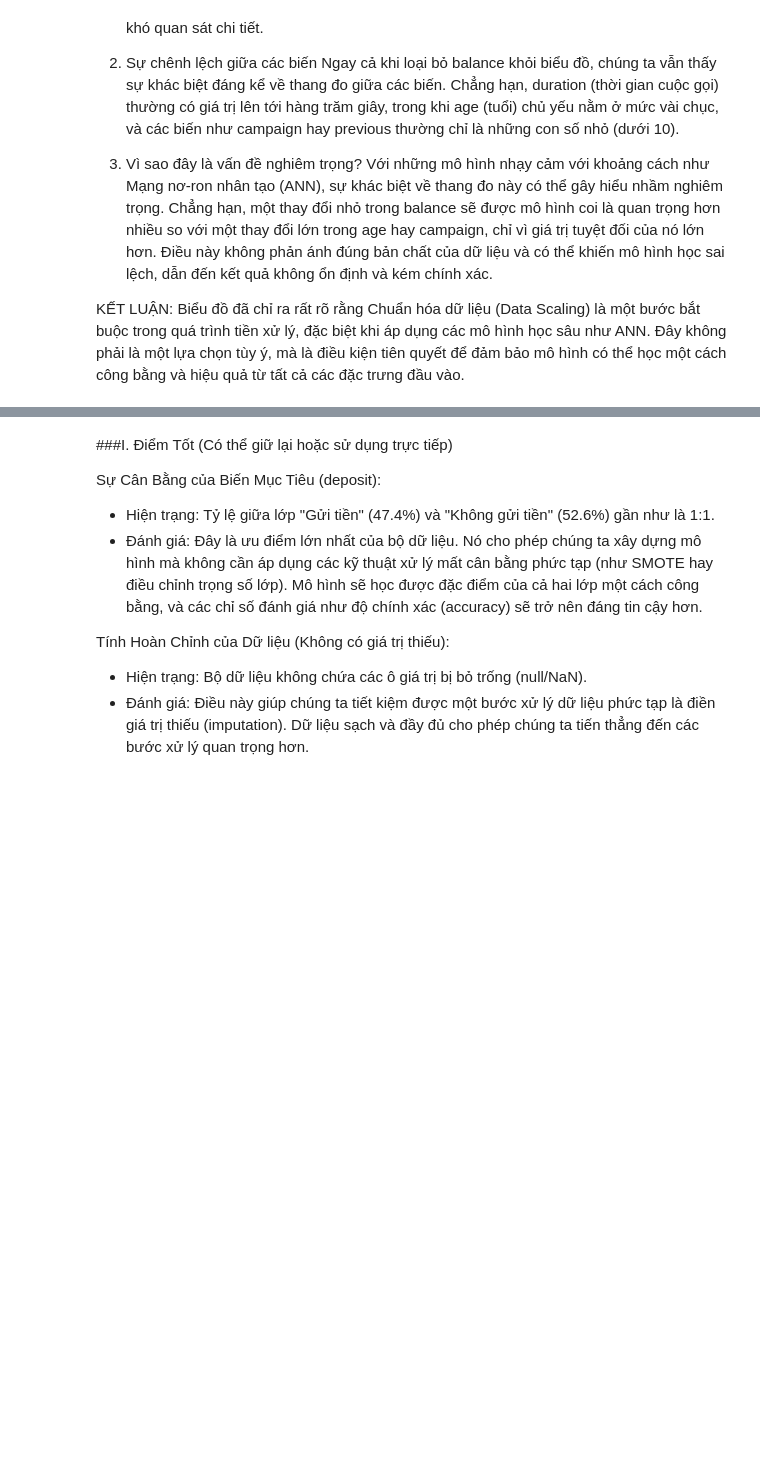
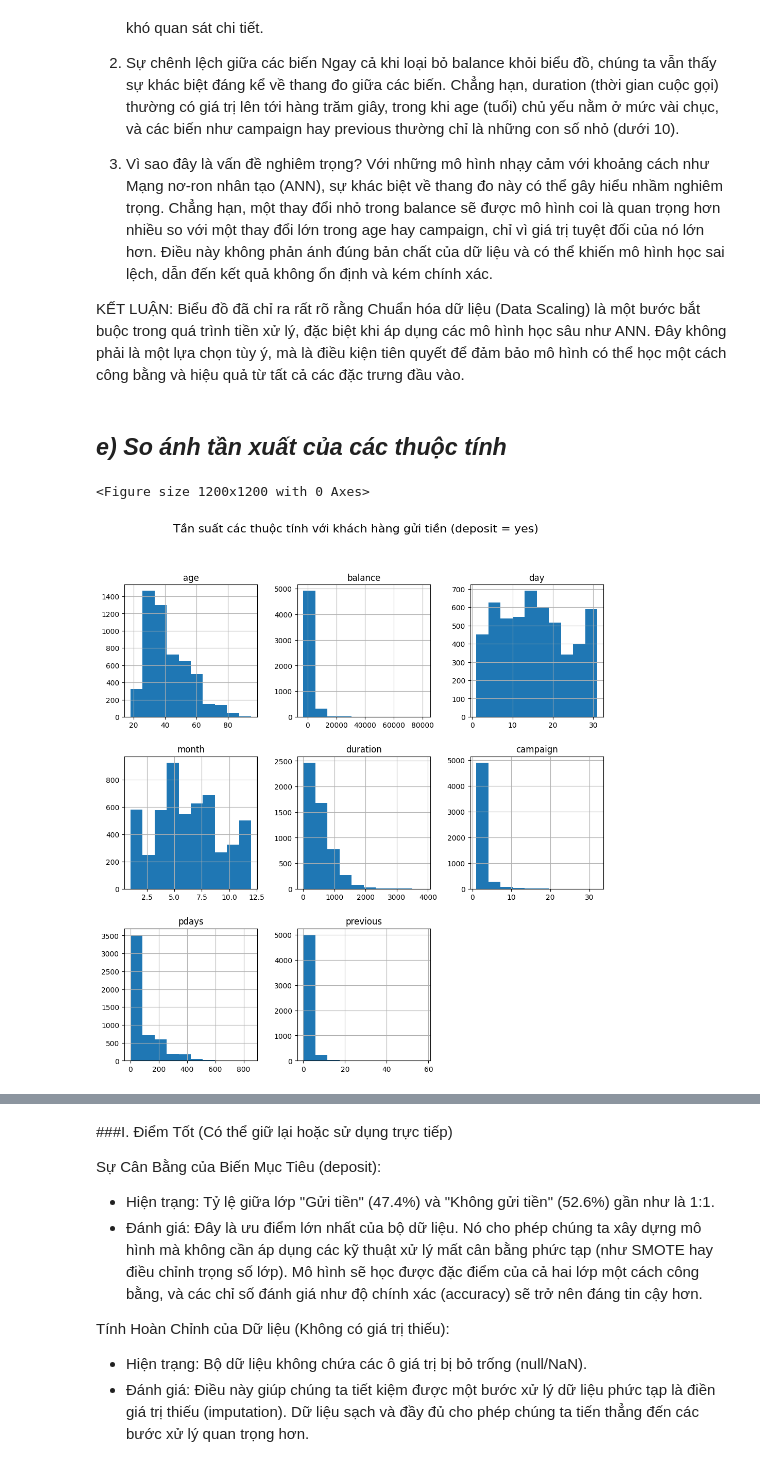
Before and after one commit to ThinhdanghocDE/BTL-AI, a Jupyter notebook: BTL_AI.ipynb, the cells around one changed output, grey strips where cells are left out. Cells and saved outputs as stored; diff of their text form; code cells hidden in the pictures; blank space fills up the shorter version.

```diff
--- a/BTL_AI.ipynb
+++ b/BTL_AI.ipynb
@@ -261,3 +254,16 @@ Ngay cả khi loại bỏ balance khỏi biểu đồ, chúng ta vẫn thấy s
 Với những mô hình nhạy cảm với khoảng cách như Mạng nơ-ron nhân tạo (ANN), sự khác biệt về thang đo này có thể gây hiểu nhầm nghiêm trọng. Chẳng hạn, một thay đổi nhỏ trong balance sẽ được mô hình coi là quan trọng hơn nhiều so với một thay đổi lớn trong age hay campaign, chỉ vì giá trị tuyệt đối của nó lớn hơn. Điều này không phản ánh đúng bản chất của dữ liệu và có thể khiến mô hình học sai lệch, dẫn đến kết quả không ổn định và kém chính xác.
 
 KẾT LUẬN: Biểu đồ đã chỉ ra rất rõ rằng Chuẩn hóa dữ liệu (Data Scaling) là một bước bắt buộc trong quá trình tiền xử lý, đặc biệt khi áp dụng các mô hình học sâu như ANN. Đây không phải là một lựa chọn tùy ý, mà là điều kiện tiên quyết để đảm bảo mô hình có thể học một cách công bằng và hiệu quả từ tất cả các đặc trưng đầu vào.
+# %% [markdown]
+## *e) So ánh tần xuất của các thuộc tính*
+# %%
+df_yes = df[df['deposit'] == 'yes']
+df_no = df[df['deposit'] == 'no']
+# Vẽ histogram cho nhóm 'yes'
+plt.figure(figsize=(12, 12))
+df_yes.hist(figsize=(12, 12))
+plt.suptitle("Tần suất các thuộc tính với khách hàng gửi tiền (deposit = yes)", fontsize=16)
+plt.show()
+# %% [output]
+<Figure size 1200x1200 with 0 Axes>
+[figure, added]
```
Also changed, not shown: parts of 11 cells of this notebook.
